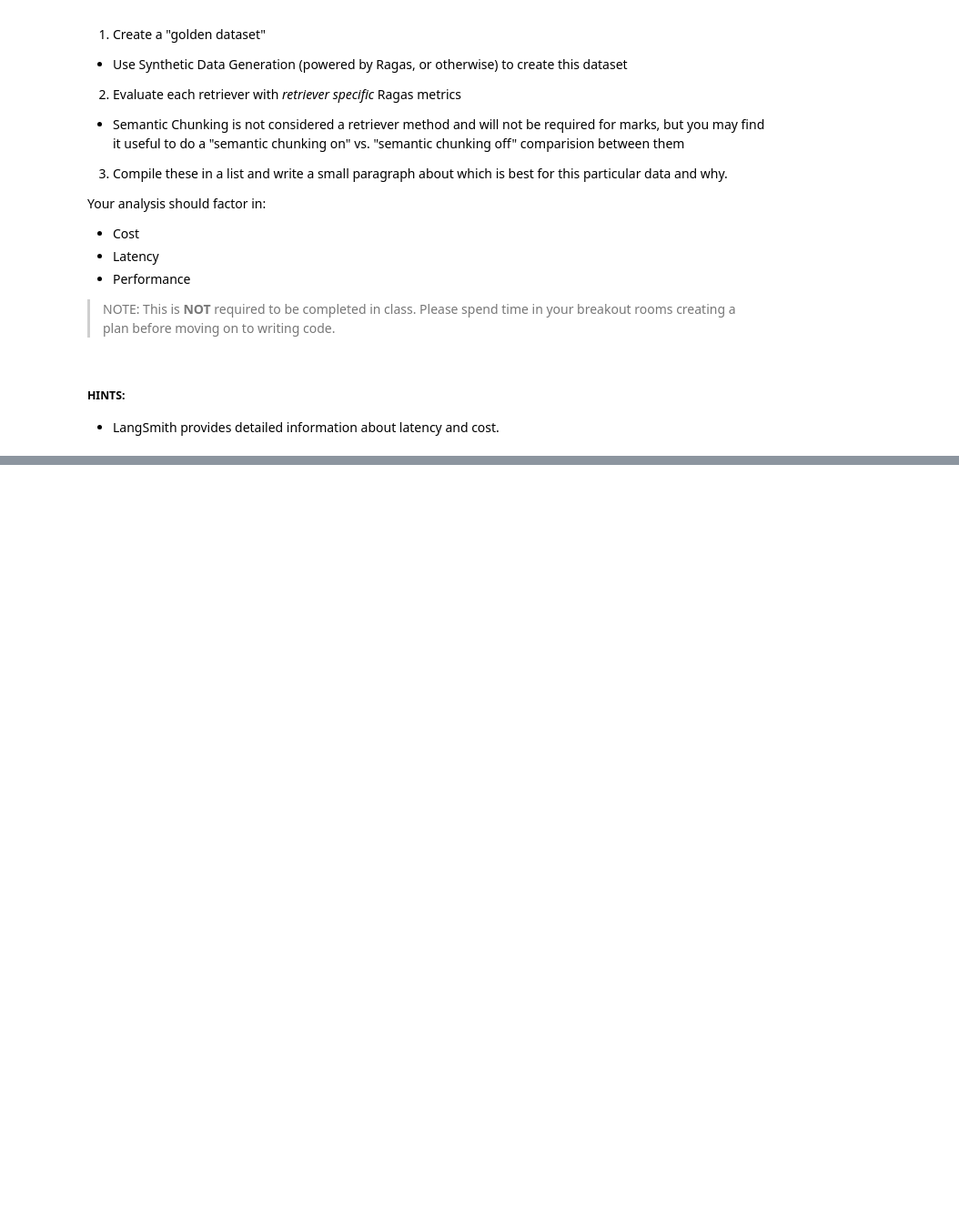
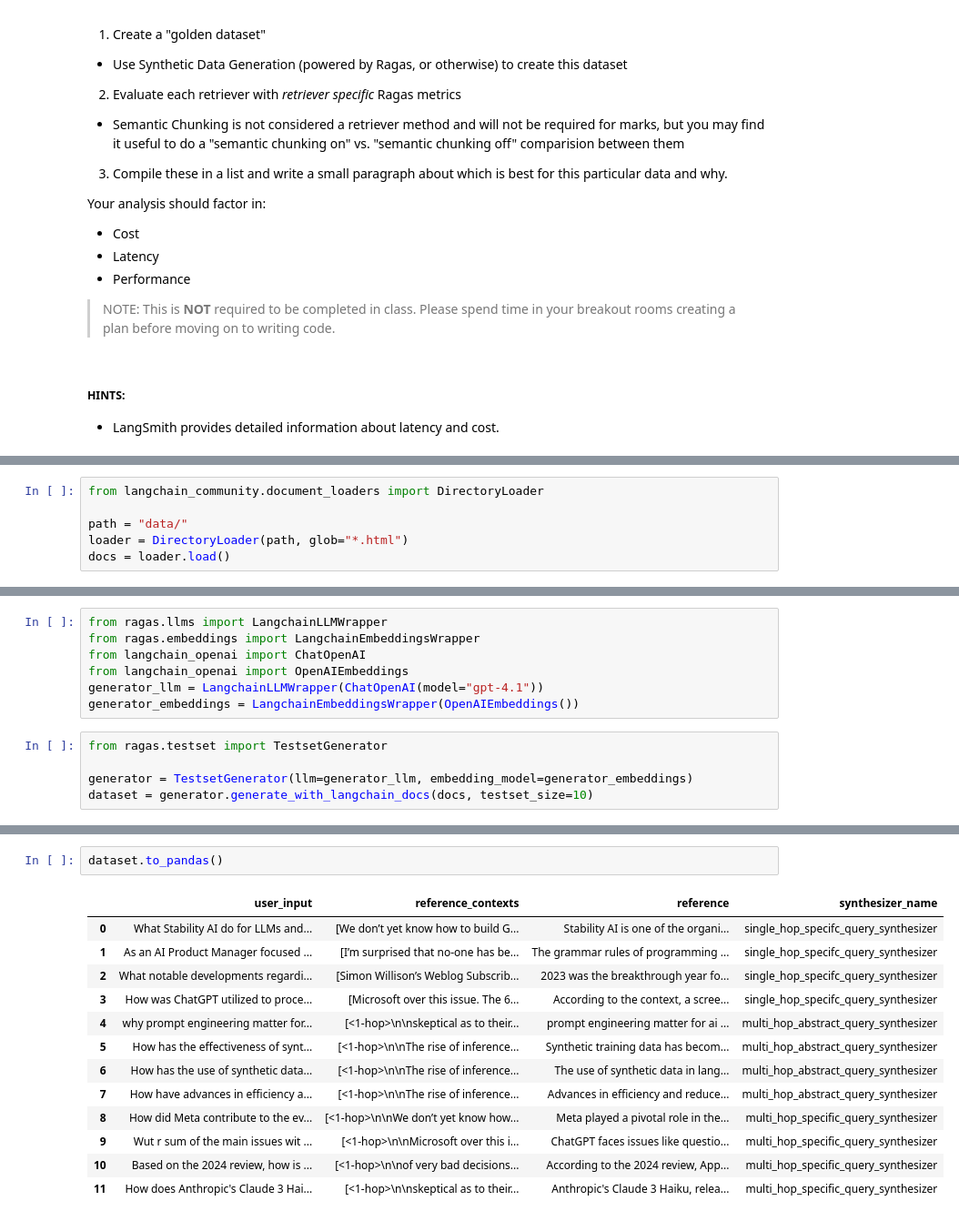
Before and after one commit to viveknatan/retrieval, a Jupyter notebook: 13_Advanced_Retrieval/Advanced_Retrieval_with_LangChain_Assignment.ipynb, the cells around one changed output, grey strips where cells are left out. Shown at 91% size. Saved outputs shown, nothing was run; the diff lists cells and outputs as text; blank space fills up the shorter version.

```diff
--- a/13_Advanced_Retrieval/Advanced_Retrieval_with_LangChain_Assignment.ipynb
+++ b/13_Advanced_Retrieval/Advanced_Retrieval_with_LangChain_Assignment.ipynb
@@ -568,0 +583,6 @@ Your analysis should factor in:
+# %%
+from langchain_community.document_loaders import DirectoryLoader
+
+path = "data/"
+loader = DirectoryLoader(path, glob="*.html")
+docs = loader.load()
@@ -568,0 +592,12 @@ Your analysis should factor in:
+# %%
+from ragas.llms import LangchainLLMWrapper
+from ragas.embeddings import LangchainEmbeddingsWrapper
+from langchain_openai import ChatOpenAI
+from langchain_openai import OpenAIEmbeddings
+generator_llm = LangchainLLMWrapper(ChatOpenAI(model="gpt-4.1"))
+generator_embeddings = LangchainEmbeddingsWrapper(OpenAIEmbeddings())
+# %%
+from ragas.testset import TestsetGenerator
+
+generator = TestsetGenerator(llm=generator_llm, embedding_model=generator_embeddings)
+dataset = generator.generate_with_langchain_docs(docs, testset_size=10)
@@ -568,0 +817,16 @@ Your analysis should factor in:
+# %%
+dataset.to_pandas()
+# %% [output]
+|  | user_input | reference_contexts | reference | synthesizer_name |
+| 0 | What Stability AI do for LLMs and... | [We don’t yet know how to build G... | Stability AI is one of the organi... | single_hop_specifc_query_synthesizer |
+| 1 | As an AI Product Manager focused ... | [I’m surprised that no-one has be... | The grammar rules of programming ... | single_hop_specifc_query_synthesizer |
+| 2 | What notable developments regardi... | [Simon Willison’s Weblog Subscrib... | 2023 was the breakthrough year fo... | single_hop_specifc_query_synthesizer |
+| 3 | How was ChatGPT utilized to proce... | [Microsoft over this issue. The 6... | According to the context, a scree... | single_hop_specifc_query_synthesizer |
+| 4 | why prompt engineering matter for... | [<1-hop>\n\nskeptical as to their... | prompt engineering matter for ai ... | multi_hop_abstract_query_synthesizer |
+| 5 | How has the effectiveness of synt... | [<1-hop>\n\nThe rise of inference... | Synthetic training data has becom... | multi_hop_abstract_query_synthesizer |
+| 6 | How has the use of synthetic data... | [<1-hop>\n\nThe rise of inference... | The use of synthetic data in lang... | multi_hop_abstract_query_synthesizer |
+| 7 | How have advances in efficiency a... | [<1-hop>\n\nThe rise of inference... | Advances in efficiency and reduce... | multi_hop_abstract_query_synthesizer |
+| 8 | How did Meta contribute to the ev... | [<1-hop>\n\nWe don’t yet know how... | Meta played a pivotal role in the... | multi_hop_specific_query_synthesizer |
+| 9 | Wut r sum of the main issues wit ... | [<1-hop>\n\nMicrosoft over this i... | ChatGPT faces issues like questio... | multi_hop_specific_query_synthesizer |
+| 10 | Based on the 2024 review, how is ... | [<1-hop>\n\nof very bad decisions... | According to the 2024 review, App... | multi_hop_specific_query_synthesizer |
+| 11 | How does Anthropic's Claude 3 Hai... | [<1-hop>\n\nskeptical as to their... | Anthropic's Claude 3 Haiku, relea... | multi_hop_specific_query_synthesizer |
```
Also changed, not shown: parts of 38 cells of this notebook, 9 other files.
